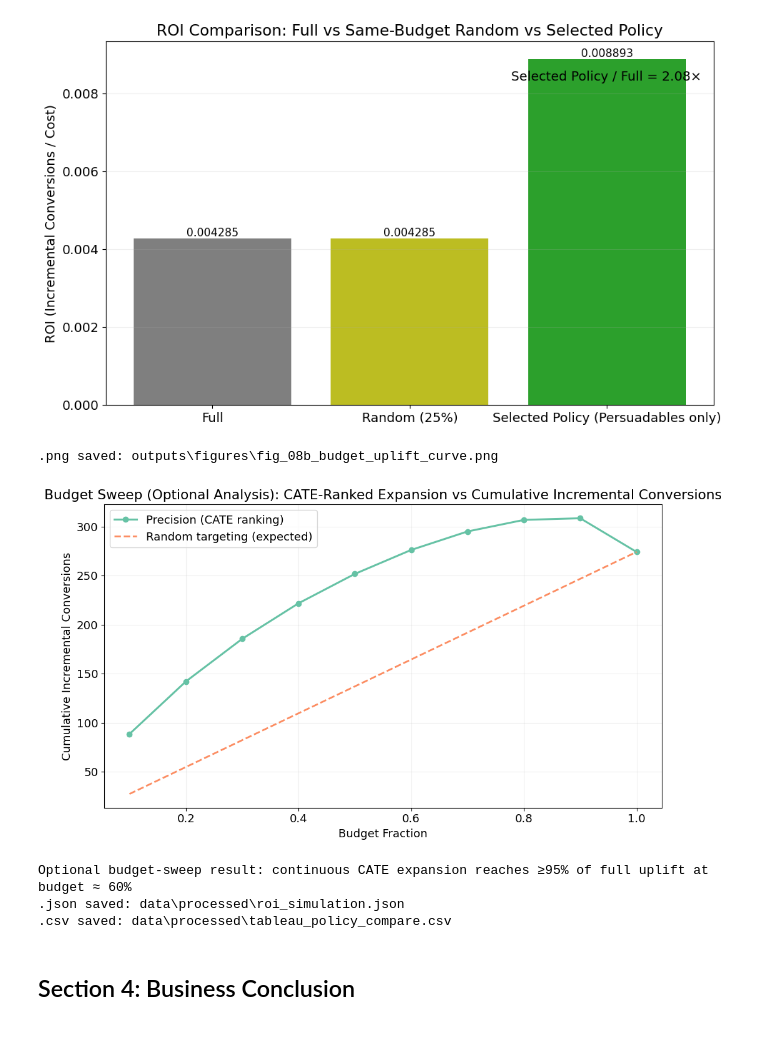
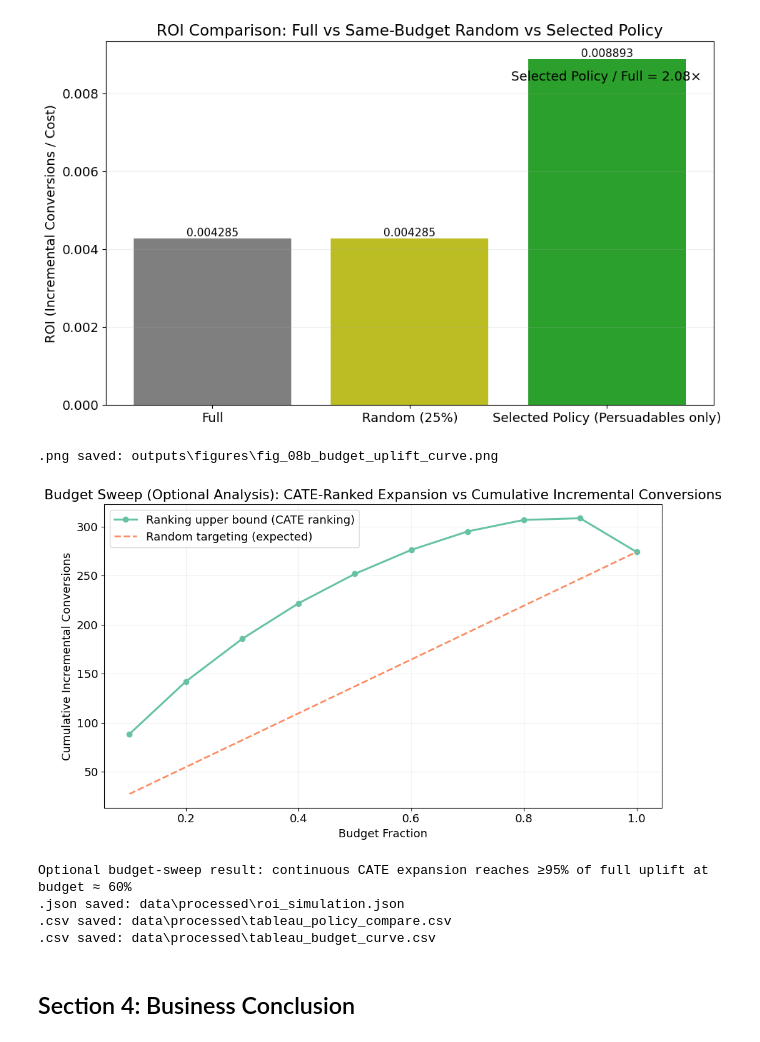
Before and after one commit to CLampard-Y/causal-uplift-marketing, a Jupyter notebook: notebooks/05_segmentation_and_roi.ipynb, the cells around one changed output. Saved outputs shown, nothing was run; the diff lists cells and outputs as text; code cells hidden in the pictures.

```diff
--- a/notebooks/05_segmentation_and_roi.ipynb
+++ b/notebooks/05_segmentation_and_roi.ipynb
@@ -769,7 +769,7 @@ rand_y = [float(x['n_incremental_conv']) for x in random_line]
 assert xs[0] > 0 and xs[-1] == 1.0, 'budget_sweep x-axis must end at 1.0'
 
 plt.figure(figsize=(10, 6))
-plt.plot(xs, ys, marker='o', linewidth=2.2, label='Precision (CATE ranking)')
+plt.plot(xs, ys, marker='o', linewidth=2.2, label='Ranking upper bound (CATE ranking)')
 plt.plot(xs, rand_y, linestyle='--', linewidth=2.0, label='Random targeting (expected)')
 
 plt.title('Budget Sweep (Optional Analysis): CATE-Ranked Expansion vs Cumulative Incremental Conversions')
@@ -793,37 +793,80 @@ if full_uplift > 1e-12:
 
 # Persist ROI results
 roi_out = Path('data') / 'processed' / 'roi_simulation.json'
 roi_out.parent.mkdir(parents=True, exist_ok=True)
 with open(roi_out, 'w', encoding='utf-8') as f:
     json.dump(roi_results, f, ensure_ascii=False, indent=2)
 print(f'.json saved: {roi_out}')
 with open(roi_out, 'r', encoding='utf-8') as f:
     roi_results_handoff = json.load(f)
 assert isinstance(roi_results_handoff, dict), 'Reloaded roi_simulation.json must be a dict'
 
 # Persist Tableau-ready policy compare export for Page 1 handoff
 tableau_policy_compare_out = Path('data') / 'processed' / 'tableau_policy_compare.csv'
 tableau_policy_compare_df = business.prepare_tableau_policy_compare_export(roi_results_handoff)
 tableau_policy_compare_out.parent.mkdir(parents=True, exist_ok=True)
 tableau_policy_compare_df.to_csv(tableau_policy_compare_out, index=False)
 print(f'.csv saved: {tableau_policy_compare_out}')
 tableau_policy_compare_check = pd.read_csv(tableau_policy_compare_out)
 assert len(tableau_policy_compare_check) == 3, 'tableau_policy_compare.csv must contain exactly 3 rows'
 assert list(tableau_policy_compare_check.columns) == ['policy_name', 'policy_role', 'budget_pct', 'n_targeted', 'incremental_conversion_proxy', 'roi_proxy', 'budget_saving_pct', 'conversion_retention_pct', 'roi_proxy_ratio_vs_full', 'selected_policy', 'derived_baseline', 'display_order'], 'tableau_policy_compare.csv schema mismatch'
 numeric_cols = ['budget_pct', 'n_targeted', 'incremental_conversion_proxy', 'roi_proxy', 'budget_saving_pct', 'conversion_retention_pct', 'roi_proxy_ratio_vs_full', 'display_order']
 assert np.isfinite(tableau_policy_compare_check[numeric_cols].to_numpy(dtype=float)).all(), 'tableau_policy_compare.csv numeric fields must be finite'
 assert tableau_policy_compare_check['selected_policy'].sum() == 1, 'tableau_policy_compare.csv must contain exactly one selected policy row'
 assert tableau_policy_compare_check['derived_baseline'].sum() == 1, 'tableau_policy_compare.csv must contain exactly one derived baseline row'
 assert tableau_policy_compare_check['policy_role'].tolist() == ['reference_full', 'derived_baseline', 'selected_policy'], 'tableau_policy_compare.csv policy_role order mismatch'
 selected_budget_written = float(tableau_policy_compare_check.loc[tableau_policy_compare_check['policy_role'] == 'selected_policy', 'budget_pct'].iloc[0])
 random_budget_written = float(tableau_policy_compare_check.loc[tableau_policy_compare_check['policy_role'] == 'derived_baseline', 'budget_pct'].iloc[0])
 assert abs(selected_budget_written - random_budget_written) <= 1e-12, 'random comparator budget must match selected policy budget'
+
+# Persist Tableau-ready budget curve export for Page 1 handoff
+tableau_budget_curve_out = Path('data') / 'processed' / 'tableau_budget_curve.csv'
+tableau_budget_curve_df = prepare_tableau_budget_curve_export(roi_results_handoff)
+tableau_budget_curve_out.parent.mkdir(parents=True, exist_ok=True)
+tableau_budget_curve_df.to_csv(tableau_budget_curve_out, index=False)
+print(f'.csv saved: {tableau_budget_curve_out}')
+tableau_budget_curve_check = pd.read_csv(tableau_budget_curve_out)
+assert list(tableau_budget_curve_check.columns) == ['series_name', 'series_role', 'budget_pct', 'budget_pct_label', 'n_targeted', 'incremental_conversion_proxy', 'roi_proxy', 'is_selected_policy_marker', 'source_node', 'curve_semantics', 'display_order'], 'tableau_budget_curve.csv schema mismatch'
+curve_numeric_cols = ['budget_pct', 'n_targeted', 'incremental_conversion_proxy', 'roi_proxy', 'display_order']
+assert np.isfinite(tableau_budget_curve_check[curve_numeric_cols].to_numpy(dtype=float)).all(), 'tableau_budget_curve.csv numeric fields must be finite'
+expected_curve_rows = len(roi_results_handoff['budget_sweep']) + len(roi_results_handoff['random_targeting']) + 2
+assert len(tableau_budget_curve_check) == expected_curve_rows, 'tableau_budget_curve.csv row count mismatch'
+expected_budget_grid = [i / 10.0 for i in range(1, 11)]
+ranking_grid = tableau_budget_curve_check.loc[tableau_budget_curve_check['series_role'] == 'ranking_upper_bound', 'budget_pct'].tolist()
+random_grid = tableau_budget_curve_check.loc[tableau_budget_curve_check['series_role'] == 'random_baseline', 'budget_pct'].tolist()
+assert np.allclose(ranking_grid, expected_budget_grid, atol=1e-12, rtol=0.0), 'ranking upper bound must use canonical 10%-100% grid'
+assert np.allclose(random_grid, expected_budget_grid, atol=1e-12, rtol=0.0), 'random baseline must use canonical 10%-100% grid'
+expected_n_by_budget = {float(pct): max(1, min(int(roi_results_handoff['full_targeting']['n_targeted']), int(round(int(roi_results_handoff['full_targeting']['n_targeted']) * float(pct))))) for pct in expected_budget_grid}
+ranking_n_pairs = tableau_budget_curve_check.loc[tableau_budget_curve_check['series_role'] == 'ranking_upper_bound', ['budget_pct', 'n_targeted']].itertuples(index=False, name=None)
+random_n_pairs = tableau_budget_curve_check.loc[tableau_budget_curve_check['series_role'] == 'random_baseline', ['budget_pct', 'n_targeted']].itertuples(index=False, name=None)
+assert all(int(n_targeted) == expected_n_by_budget[float(budget_pct)] for budget_pct, n_targeted in ranking_n_pairs), 'ranking upper bound n_targeted must match budget_pct rounding contract'
+assert all(int(n_targeted) == expected_n_by_budget[float(budget_pct)] for budget_pct, n_targeted in random_n_pairs), 'random baseline n_targeted must match budget_pct rounding contract'
+full_mean_uplift = float(roi_results_handoff['full_targeting']['n_incremental_conv']) / float(roi_results_handoff['full_targeting']['n_targeted'])
+full_roi_curve = float(roi_results_handoff['full_targeting']['roi'])
+random_curve_rows = tableau_budget_curve_check.loc[tableau_budget_curve_check['series_role'] == 'random_baseline', ['n_targeted', 'incremental_conversion_proxy', 'roi_proxy']].itertuples(index=False, name=None)
+assert all(abs(float(incremental) - (full_mean_uplift * int(n_targeted))) <= 1e-9 for n_targeted, incremental, _ in random_curve_rows), 'random baseline incremental conversions must stay proportional to full mean uplift'
+random_curve_rows = tableau_budget_curve_check.loc[tableau_budget_curve_check['series_role'] == 'random_baseline', ['n_targeted', 'incremental_conversion_proxy', 'roi_proxy']].itertuples(index=False, name=None)
+assert all(abs(float(roi_proxy) - full_roi_curve) <= 1e-12 for _, _, roi_proxy in random_curve_rows), 'random baseline roi must match full targeting roi'
+assert set(tableau_budget_curve_check['series_role']) == {'ranking_upper_bound', 'random_baseline', 'selected_policy_marker', 'full_targeting_reference'}, 'tableau_budget_curve.csv series_role set mismatch'
+assert tableau_budget_curve_check['series_role'].tolist()[:len(roi_results_handoff['budget_sweep'])] == ['ranking_upper_bound'] * len(roi_results_handoff['budget_sweep']), 'ranking upper bound rows must be first'
+assert int(tableau_budget_curve_check['is_selected_policy_marker'].sum()) == 1, 'tableau_budget_curve.csv must contain exactly one selected policy marker'
+assert int((tableau_budget_curve_check['series_role'] == 'full_targeting_reference').sum()) == 1, 'tableau_budget_curve.csv must contain exactly one full targeting reference row'
+assert tableau_budget_curve_check['curve_semantics'].astype(str).str.len().gt(0).all(), 'tableau_budget_curve.csv curve_semantics must be non-empty'
+selected_budget_curve = float(tableau_budget_curve_check.loc[tableau_budget_curve_check['series_role'] == 'selected_policy_marker', 'budget_pct'].iloc[0])
+expected_selected_budget_curve = float(roi_results_handoff['precision_targeting']['n_targeted']) / float(roi_results_handoff['full_targeting']['n_targeted'])
+assert abs(selected_budget_curve - expected_selected_budget_curve) <= 1e-12, 'selected policy marker budget must match precision targeting budget'
+ranking_endpoint = float(tableau_budget_curve_check.loc[(tableau_budget_curve_check['series_role'] == 'ranking_upper_bound') & (tableau_budget_curve_check['budget_pct'] == 1.0), 'incremental_conversion_proxy'].iloc[0])
+random_endpoint = float(tableau_budget_curve_check.loc[(tableau_budget_curve_check['series_role'] == 'random_baseline') & (tableau_budget_curve_check['budget_pct'] == 1.0), 'incremental_conversion_proxy'].iloc[0])
+full_reference_endpoint = float(tableau_budget_curve_check.loc[tableau_budget_curve_check['series_role'] == 'full_targeting_reference', 'incremental_conversion_proxy'].iloc[0])
+assert abs(ranking_endpoint - full_reference_endpoint) <= 1e-9, 'ranking 100% endpoint must align with full targeting reference'
+assert abs(random_endpoint - full_reference_endpoint) <= 1e-9, 'random 100% endpoint must align with full targeting reference'
 # %% [output]
 .png saved: outputs\figures\fig_08b_budget_uplift_curve.png
-[figure, old version]
+[figure, new version]
 Optional budget-sweep result: continuous CATE expansion reaches ≥95% of full uplift at budget ≈ 60%
 .json saved: data\processed\roi_simulation.json
 .csv saved: data\processed\tableau_policy_compare.csv
+.csv saved: data\processed\tableau_budget_curve.csv
 # %% [markdown]
 ## Section 4: Business Conclusion
 # %%
```
Also changed, not shown: parts of 2 cells of this notebook, 1 other file.
